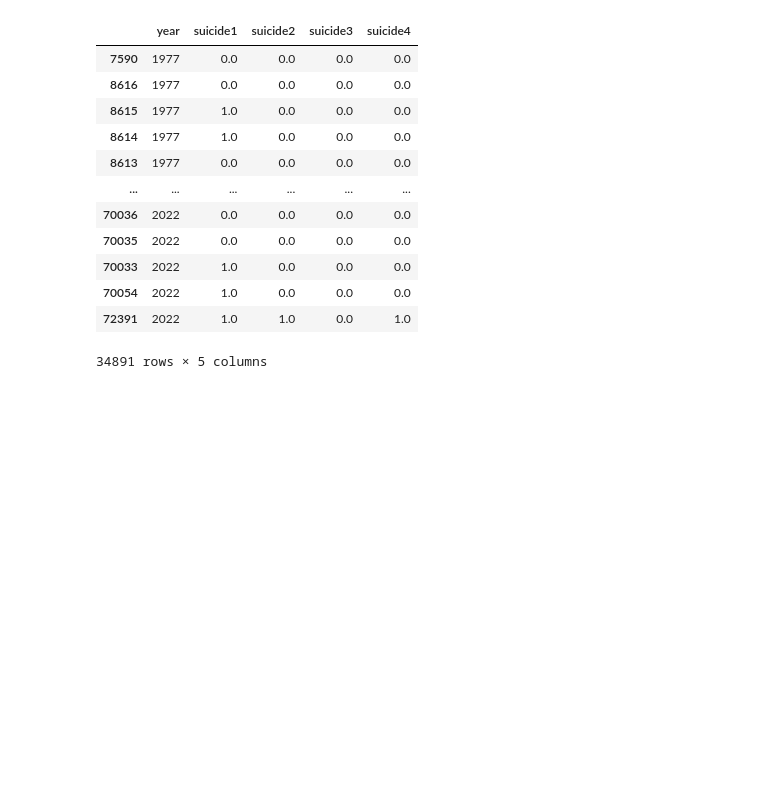
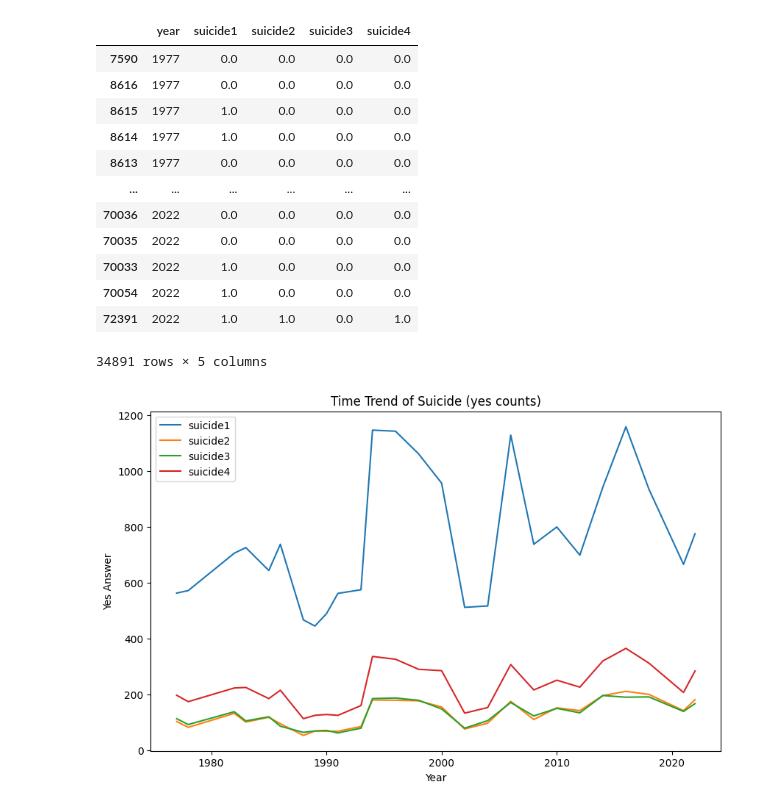
Before and after one commit to LindaMjw/project_gss, a Jupyter notebook: get_gss.ipynb, the cells around one changed output. Saved outputs shown, nothing was run; the diff lists cells and outputs as text; code cells hidden in the pictures; blank space fills up the shorter version.

Commit message:
finish 2 time trend plot

```diff
--- a/get_gss.ipynb
+++ b/get_gss.ipynb
@@ -180,3 +180,20 @@ df.sort_values('year')
 | 70054 | 2022 | 1.0 | 0.0 | 0.0 | 0.0 |
 | 72391 | 2022 | 1.0 | 1.0 | 0.0 | 1.0 |
 34891 rows × 5 columns
+# %%
+# Group by 'year' and calculate the sum for each vars
+grouped_df = df.groupby('year').sum()
+
+# Plot the time trend graph for yes count
+plt.figure(figsize=(10, 6))
+
+for col in ['suicide1', 'suicide2', 'suicide3', 'suicide4']:
+    plt.plot(grouped_df.index, grouped_df[col], label=col)
+
+plt.xlabel('Year')
+plt.ylabel('Yes Answer')
+plt.title('Time Trend of Suicide (yes counts)')
+plt.legend()
+plt.show()
+# %% [output]
+[figure, added]
```
Also changed, not shown: parts of 4 cells of this notebook.
